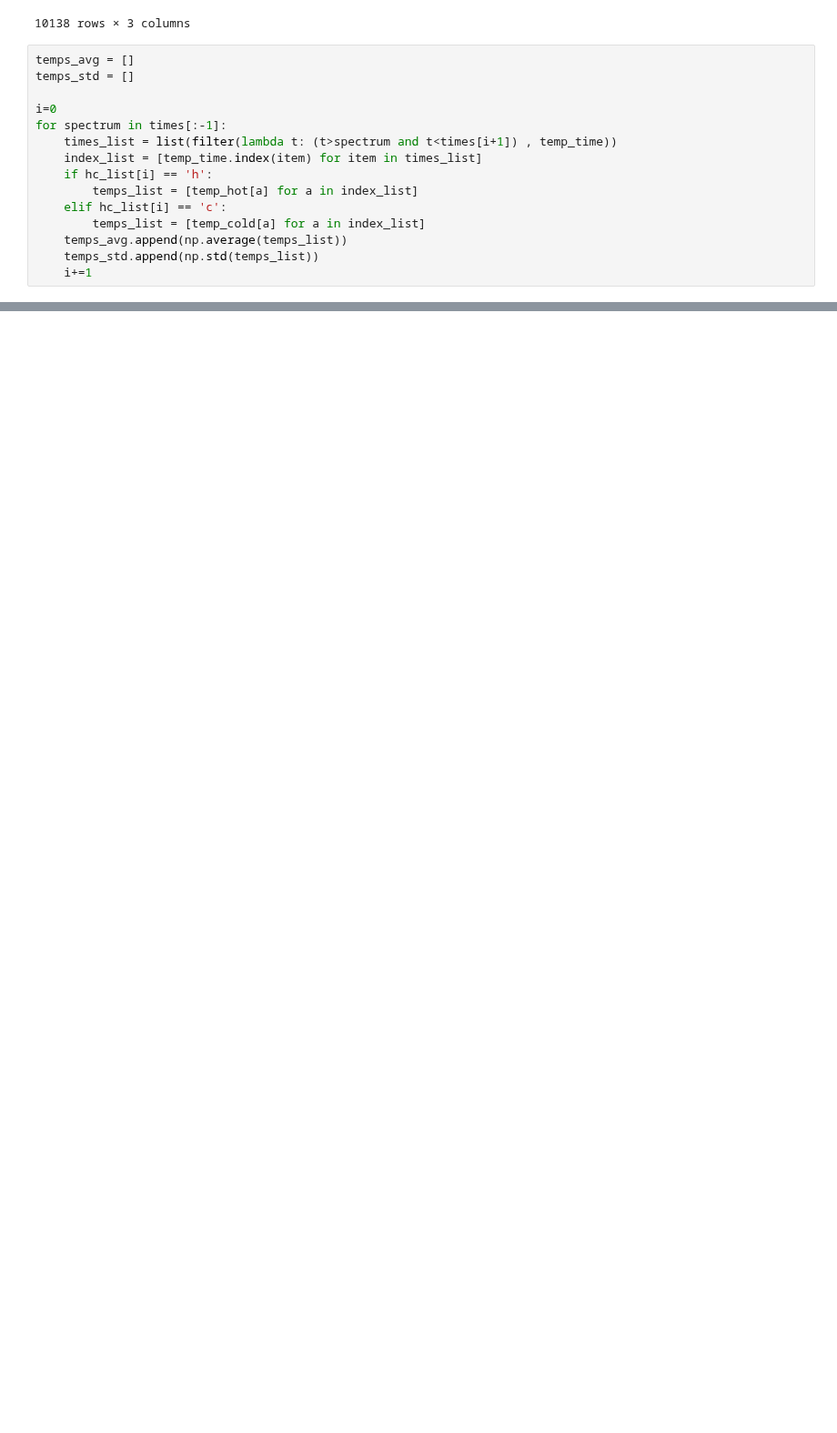
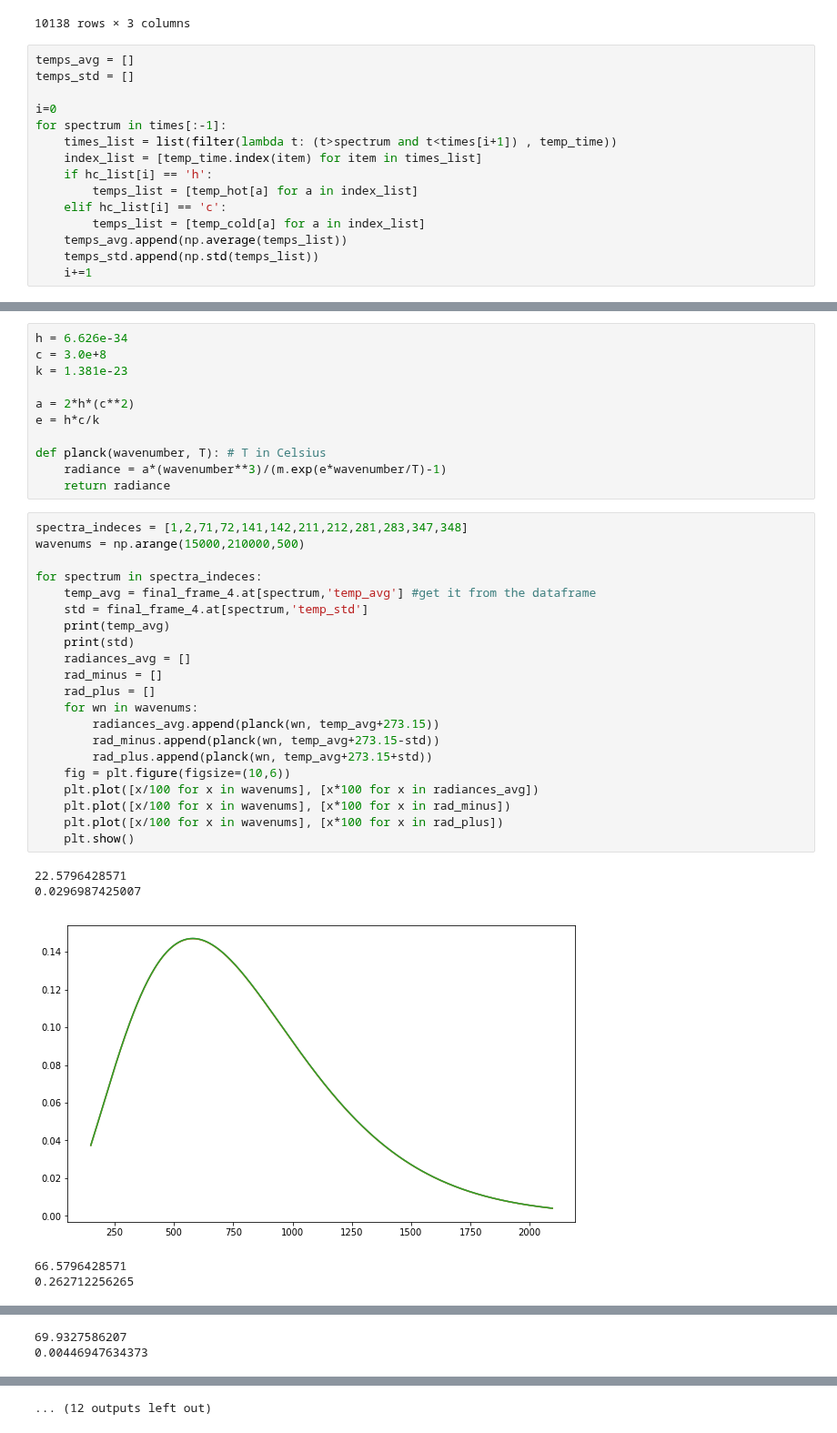
Before and after one commit to micolbedarida/MSci_Project, a Jupyter notebook: matching_time_and_temps.ipynb, the cells around one changed output, grey strips where cells are left out. Shown at 91% size. Drawn from its saved outputs; the diff is of its cells as text; blank space fills up the shorter version.

```diff
--- a/matching_time_and_temps.ipynb
+++ b/matching_time_and_temps.ipynb
@@ -294,0 +360,38 @@ wnsc1
+# %%
+h = 6.626e-34
+c = 3.0e+8
+k = 1.381e-23
+
+a = 2*h*(c**2)
+e = h*c/k
+
+def planck(wavenumber, T): # T in Celsius
+    radiance = a*(wavenumber**3)/(m.exp(e*wavenumber/T)-1)
+    return radiance
+# %%
+spectra_indeces = [1,2,71,72,141,142,211,212,281,283,347,348]
+wavenums = np.arange(15000,210000,500)
+
+for spectrum in spectra_indeces:
+    temp_avg = final_frame_4.at[spectrum,'temp_avg'] #get it from the dataframe
+    std = final_frame_4.at[spectrum,'temp_std']
+    print(temp_avg)
+    print(std)
+    radiances_avg = []
+    rad_minus = []
+    rad_plus = []
+    for wn in wavenums:
+        radiances_avg.append(planck(wn, temp_avg+273.15))
+        rad_minus.append(planck(wn, temp_avg+273.15-std))
+        rad_plus.append(planck(wn, temp_avg+273.15+std))
+    fig = plt.figure(figsize=(10,6))
+    plt.plot([x/100 for x in wavenums], [x*100 for x in radiances_avg])
+    plt.plot([x/100 for x in wavenums], [x*100 for x in rad_minus])
+    plt.plot([x/100 for x in wavenums], [x*100 for x in rad_plus])
+    plt.show()
+# %% [output]
+22.5796428571
+0.0296987425007
+[figure, added]
+66.5796428571
+0.262712256265
@@ -294,0 +399,2 @@ wnsc1
+69.9327586207
+0.00446947634373
@@ -294,0 +411 @@ wnsc1
+... (12 outputs left out)
```
Also changed, not shown: parts of 14 cells of this notebook.
